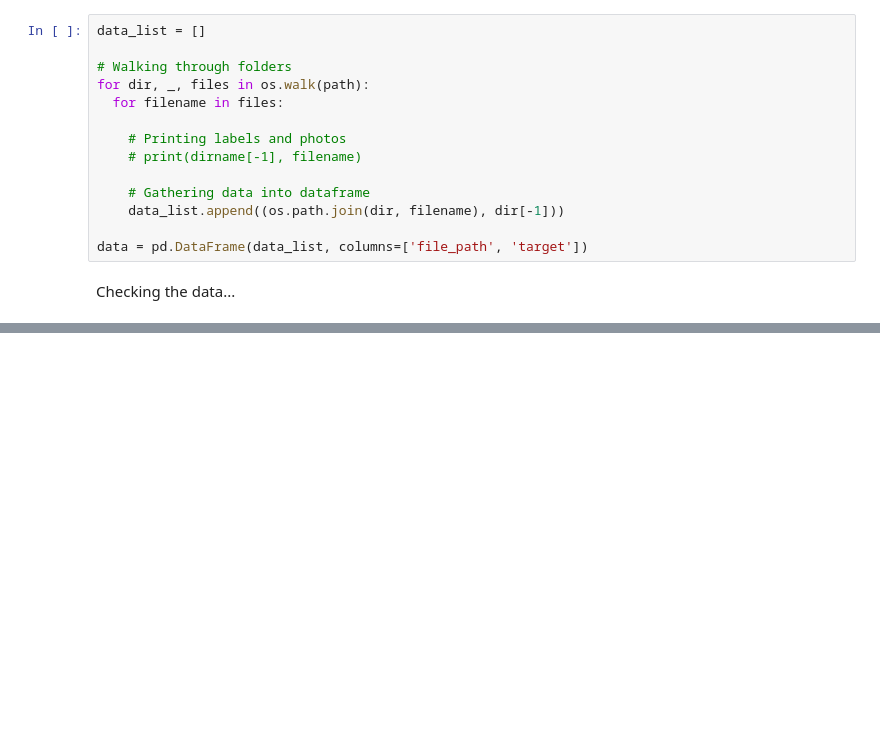
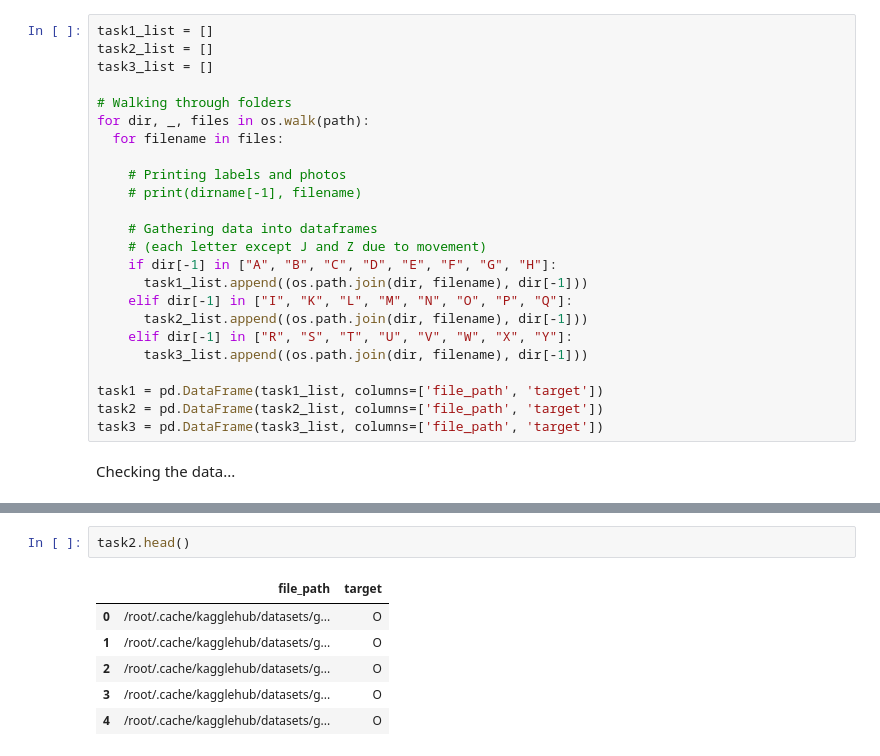
Before and after one commit to Isaac-Gregory/Continual-Learning-Project, a Jupyter notebook: Continual_Learning.ipynb, the cells around one changed output, grey strips where cells are left out. Cells and saved outputs as stored; diff of their text form; blank space fills up the shorter version.

Commit message:
Divided data into the three tasks

```diff
--- a/Continual_Learning.ipynb
+++ b/Continual_Learning.ipynb
@@ -36,7 +36,9 @@ print("Path to dataset files:", path)
 Warning: Looks like you're using an outdated `kagglehub` version, please consider updating (latest version: 0.3.3)
 Path to dataset files: /root/.cache/kagglehub/datasets/grassknoted/asl-alphabet/versions/1/asl_alphabet_train/asl_alphabet_train
 # %%
-data_list = []
+task1_list = []
+task2_list = []
+task3_list = []
 
 # Walking through folders
 for dir, _, files in os.walk(path):
@@ -45,9 +47,17 @@ for dir, _, files in os.walk(path):
     # Printing labels and photos
     # print(dirname[-1], filename)
 
-    # Gathering data into dataframe
-    data_list.append((os.path.join(dir, filename), dir[-1]))
+    # Gathering data into dataframes
+    # (each letter except J and Z due to movement)
+    if dir[-1] in ["A", "B", "C", "D", "E", "F", "G", "H"]:
+      task1_list.append((os.path.join(dir, filename), dir[-1]))
+    elif dir[-1] in ["I", "K", "L", "M", "N", "O", "P", "Q"]:
+      task2_list.append((os.path.join(dir, filename), dir[-1]))
+    elif dir[-1] in ["R", "S", "T", "U", "V", "W", "X", "Y"]:
+      task3_list.append((os.path.join(dir, filename), dir[-1]))
 
-data = pd.DataFrame(data_list, columns=['file_path', 'target'])
+task1 = pd.DataFrame(task1_list, columns=['file_path', 'target'])
+task2 = pd.DataFrame(task2_list, columns=['file_path', 'target'])
+task3 = pd.DataFrame(task3_list, columns=['file_path', 'target'])
 # %% [markdown]
 Checking the data...
@@ -70,0 +81,9 @@ data.head()
+# %%
+task2.head()
+# %% [output]
+|  | file_path | target |
+| 0 | /root/.cache/kagglehub/datasets/g... | O |
+| 1 | /root/.cache/kagglehub/datasets/g... | O |
+| 2 | /root/.cache/kagglehub/datasets/g... | O |
+| 3 | /root/.cache/kagglehub/datasets/g... | O |
+| 4 | /root/.cache/kagglehub/datasets/g... | O |
```
Also changed, not shown: parts of 5 cells of this notebook.
